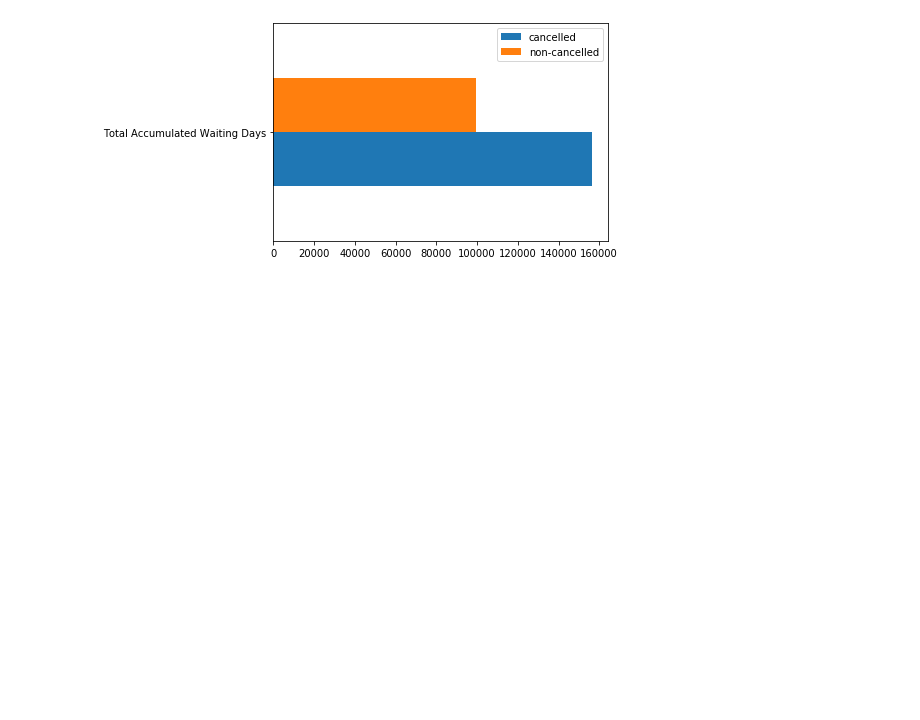
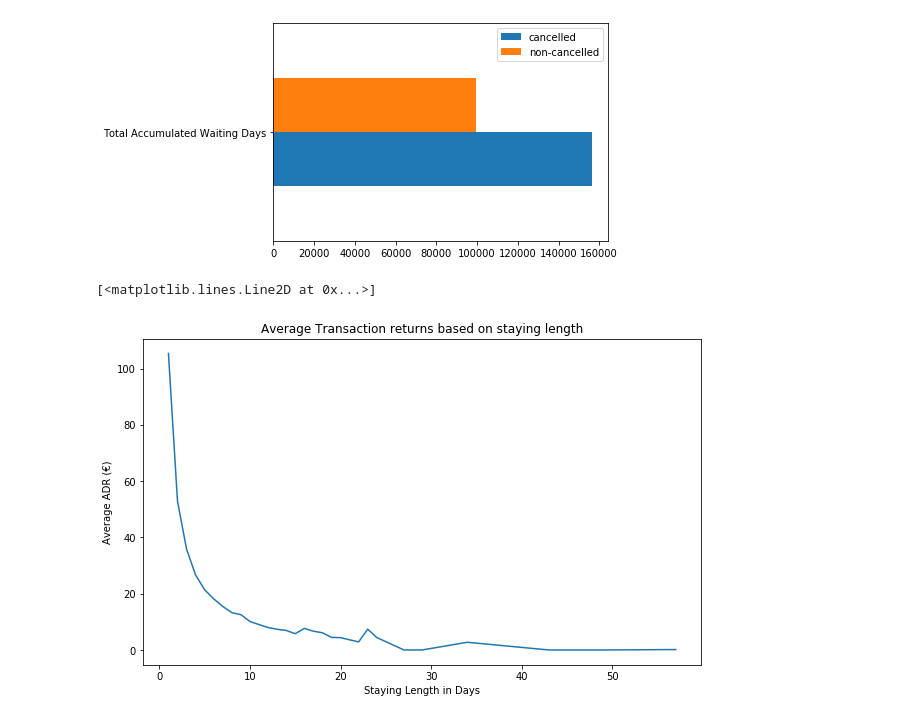
Before and after one commit to IkbalYesiltas/hotel-demand-analysis, a Jupyter notebook: Hotel_Analysis.ipynb, the cells around one changed output. Cells and saved outputs as stored; diff of their text form; code cells hidden in the pictures; blank space fills up the shorter version.

```diff
--- a/Hotel_Analysis.ipynb
+++ b/Hotel_Analysis.ipynb
@@ -83,2 +121,23 @@ ax4 = waiting_days_df.plot.barh()
 # %% [output]
 [figure]
+# %%
+#Optimizing Daily Rates
+
+sum_stays = non_cancels["stays_in_week_nights"] + non_cancels["stays_in_weekend_nights"]
+totalstays_and_adr = non_cancels[["stays_in_week_nights", "stays_in_weekend_nights","adr"]].copy()
+totalstays_and_adr["total_stays"] = sum_stays
+totalstays_and_adr["weekend_ratio"] = totalstays_and_adr["stays_in_weekend_nights"]/totalstays_and_adr["stays_in_week_nights"]
+
+#Optimal Staying Length = maximum Average Daily Rate (sum of all lodging transaction / number of staying days)
+adr_per_numberofdays = totalstays_and_adr.groupby("total_stays").sum()
+adr_per_numberofdays["avg_adr"] = adr_per_numberofdays["adr"]/(adr_per_numberofdays["stays_in_week_nights"] + adr_per_numberofdays["stays_in_weekend_nights"])
+average_rates = adr_per_numberofdays["avg_adr"].tolist()
+total_stays = adr_per_numberofdays.index.tolist()
+
+#Plot the adr curve to see correltation between staying days and average daily rates
+fig6, ax6 = plt.subplots(figsize = (10,6))
+ax6.set(xlabel = "Staying Length in Days", ylabel = "Average ADR (€)", title = "Average Transaction returns based on staying length")
+ax6.plot(total_stays, average_rates,)
+# %% [output]
+[<matplotlib.lines.Line2D at 0x...>]
+[figure, added]
```
Also changed, not shown: parts of 4 cells of this notebook.
